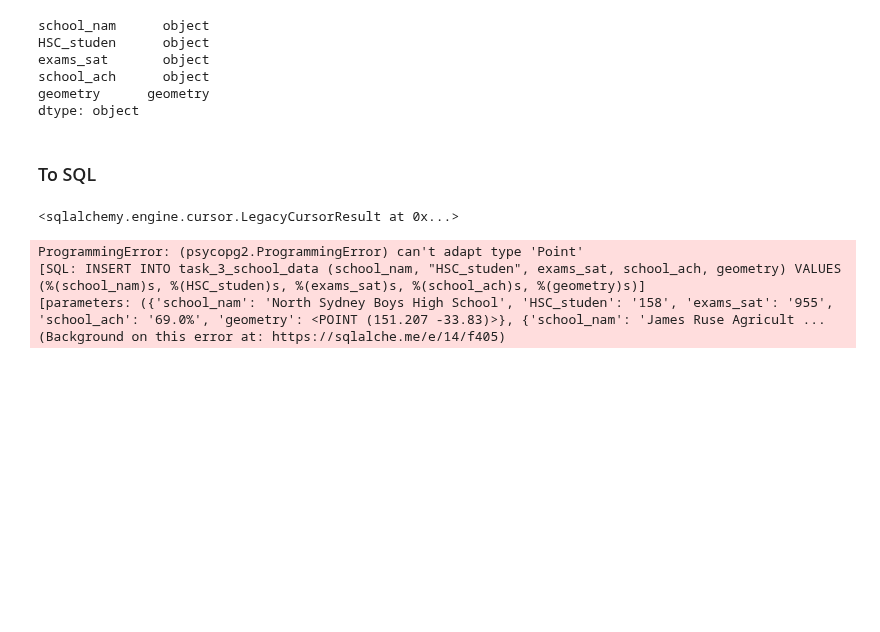
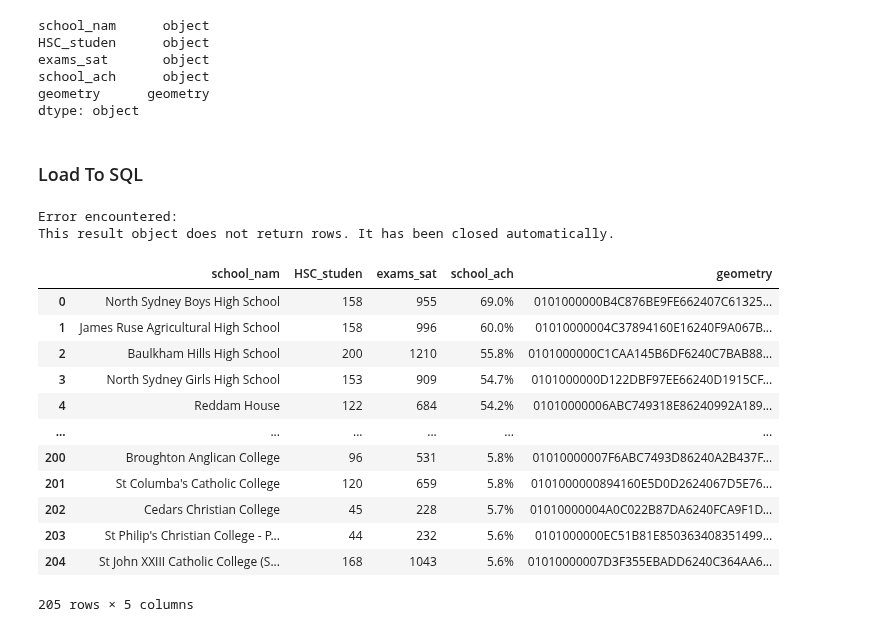
Before and after one commit to MichelangeloNardi/DATA2901--2024S1, a Jupyter notebook: Data Validation_JL.ipynb, the cells around one changed output. Drawn from its saved outputs; the diff is of its cells as text; code cells hidden in the pictures; blank space fills up the shorter version.

Commit message:
update task 3

```diff
--- a/Data Validation_JL.ipynb
+++ b/Data Validation_JL.ipynb
@@ -1615,27 +1668,24 @@ school_ach      object
 geometry      geometry
 dtype: object
 # %% [markdown]
-### To SQL
+### Load To SQL
-# %%
-conn.execute('''
-drop table if exists task_3_school_data;
-create table task_3_school_data (
-             school_name varchar(100),
-             hsc_student int,
-             exam_sat int,
-             school_achievement float,
-             geom GEOMETRY(POINT,4326)
-);
-''')
-# school_complete_data2.to_sql('task_3_school_data', conn, if_exists='replace', index=False, dtype={'geom': Geometry('POINT', srid)})
-# query(conn, "select * from task_3_school_data")
-# %% [output]
-<sqlalchemy.engine.cursor.LegacyCursorResult at 0x...>
-# %%
-school_complete_data2.to_sql('task_3_school_data', conn, if_exists='replace', index=False, dtype={'geom': Geometry('POINT', srid)})
-# query(conn, "select * from task_3_school_data")
-# %% [output]
-ProgrammingError: (psycopg2.ProgrammingError) can't adapt type 'Point'
-[SQL: INSERT INTO task_3_school_data (school_nam, "HSC_studen", exams_sat, school_ach, geometry) VALUES (%(school_nam)s, %(HSC_studen)s, %(exams_sat)s, %(school_ach)s, %(geometry)s)]
-[parameters: ({'school_nam': 'North Sydney Boys High School', 'HSC_studen': '158', 'exams_sat': '955', 'school_ach': '69.0%', 'geometry': <POINT (151.207 -33.83)>}, {'school_nam': 'James Ruse Agricult ...
-(Background on this error at: https://sqlalche.me/e/14/f405)
+# %%
+query(conn, "drop table if exists task_3_school_data")
+school_complete_data2.to_postgis("task_3_school_data", db)
+query(conn, "select * from task_3_school_data")
+# %% [output]
+Error encountered:
+This result object does not return rows. It has been closed automatically.
+|  | school_nam | HSC_studen | exams_sat | school_ach | geometry |
+| 0 | North Sydney Boys High School | 158 | 955 | 69.0% | 0101000000B4C876BE9FE662407C61325... |
+| 1 | James Ruse Agricultural High School | 158 | 996 | 60.0% | 01010000004C37894160E16240F9A067B... |
+| 2 | Baulkham Hills High School | 200 | 1210 | 55.8% | 0101000000C1CAA145B6DF6240C7BAB88... |
+| 3 | North Sydney Girls High School | 153 | 909 | 54.7% | 0101000000D122DBF97EE66240D1915CF... |
+| 4 | Reddam House | 122 | 684 | 54.2% | 01010000006ABC749318E86240992A189... |
+| ... | ... | ... | ... | ... | ... |
+| 200 | Broughton Anglican College | 96 | 531 | 5.8% | 01010000007F6ABC7493D86240A2B437F... |
+| 201 | St Columba's Catholic College | 120 | 659 | 5.8% | 0101000000894160E5D0D2624067D5E76... |
+| 202 | Cedars Christian College | 45 | 228 | 5.7% | 01010000004A0C022B87DA6240FCA9F1D... |
+| 203 | St Philip's Christian College - P... | 44 | 232 | 5.6% | 0101000000EC51B81E850363408351499... |
+| 204 | St John XXIII Catholic College (S... | 168 | 1043 | 5.6% | 01010000007D3F355EBADD6240C364AA6... |
+205 rows × 5 columns
```
Also changed, not shown: parts of 23 cells of this notebook.
